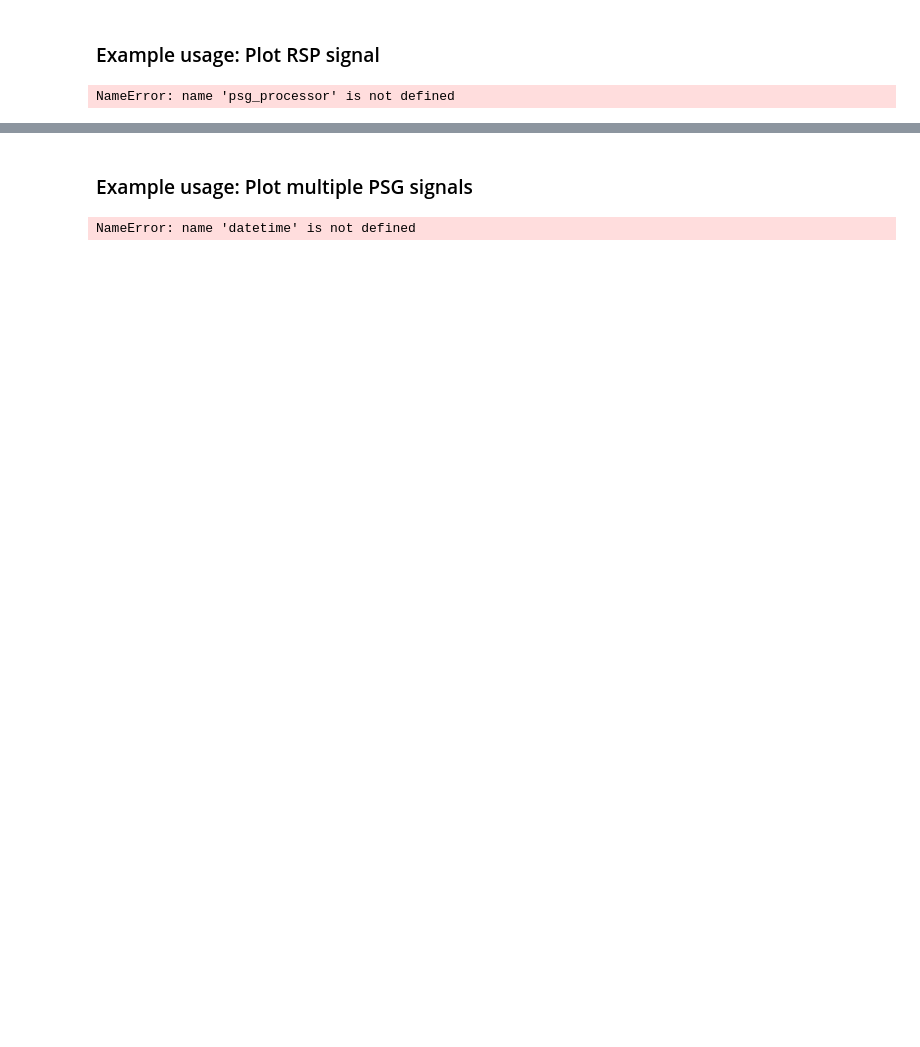
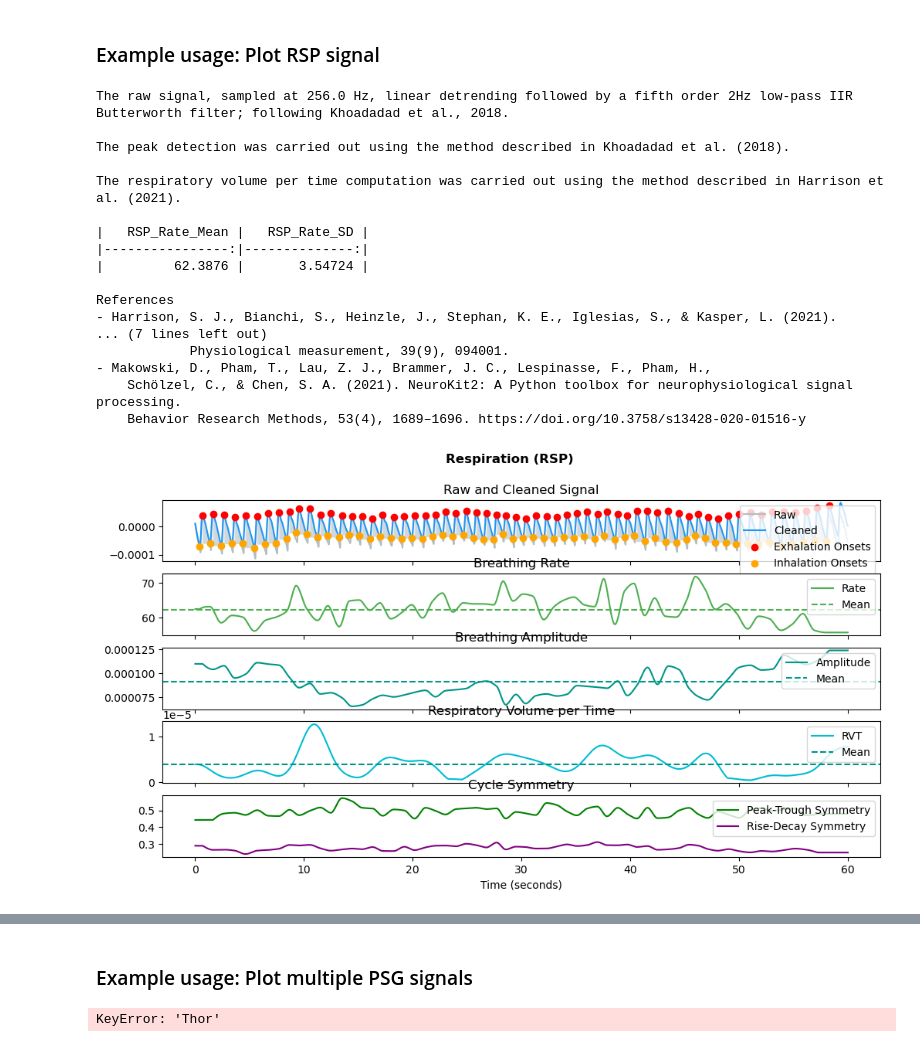
Before and after one commit to w-zzzz/SleepLab, a Jupyter notebook: align_radar_psg.ipynb, the cells around one changed output, grey strips where cells are left out. Cells and saved outputs as stored; diff of their text form; code cells hidden in the pictures; blank space fills up the shorter version.

```diff
--- a/align_radar_psg.ipynb
+++ b/align_radar_psg.ipynb
@@ -817,6 +798,23 @@ ecg_signals, ecg_info = psg_processor.ecg_diagram(extracted_data['ECG'])
 # %% [markdown]
 ### Example usage: Plot RSP signal
 # %%
-rsp_signals, rsp_info = psg_processor.rsp_diagram(extracted_data['Thor'])
+rsp_signals, rsp_info = psg_processor.rsp_diagram(extracted_data['Pleth'])
 # %% [output]
-NameError: name 'psg_processor' is not defined
+The raw signal, sampled at 256.0 Hz, linear detrending followed by a fifth order 2Hz low-pass IIR Butterworth filter; following Khoadadad et al., 2018.
+
+The peak detection was carried out using the method described in Khoadadad et al. (2018).
+
+The respiratory volume per time computation was carried out using the method described in Harrison et al. (2021).
+
+|   RSP_Rate_Mean |   RSP_Rate_SD |
+|----------------:|--------------:|
+|         62.3876 |       3.54724 |
+
+References
+- Harrison, S. J., Bianchi, S., Heinzle, J., Stephan, K. E., Iglesias, S., & Kasper, L. (2021).
+... (7 lines left out)
+            Physiological measurement, 39(9), 094001.
+- Makowski, D., Pham, T., Lau, Z. J., Brammer, J. C., Lespinasse, F., Pham, H.,
+    Schölzel, C., & Chen, S. A. (2021). NeuroKit2: A Python toolbox for neurophysiological signal processing.
+    Behavior Research Methods, 53(4), 1689–1696. https://doi.org/10.3758/s13428-020-01516-y
+[figure, added]
@@ -823,9 +822,10 @@ NameError: name 'psg_processor' is not defined
 # %% [markdown]
 ### Example usage: Plot multiple PSG signals
 # %%
-data_types = ['ECG', 'Thor', 'EMG_L', 'E1-M2']
+# data_types = ['ECG', 'Thor', 'EMG_L', 'E1-M2']
+data_types = ['ECG', 'Pleth']
 extracted_data = psg_processor.extract_segment_by_timestamp(start_datetime, end_datetime, data_types)
 
 psg_processor.signals_diagram(extracted_data)
 # %% [output]
-NameError: name 'datetime' is not defined
+KeyError: 'Thor'
```
Also changed, not shown: parts of 8 cells of this notebook, 15 other files.
